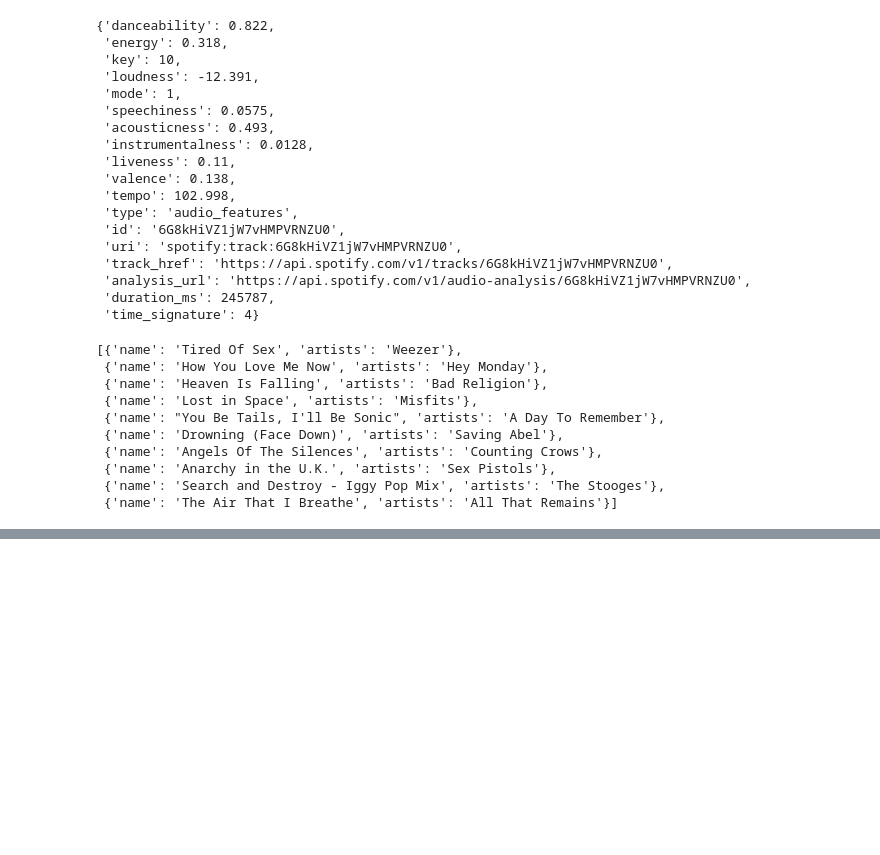
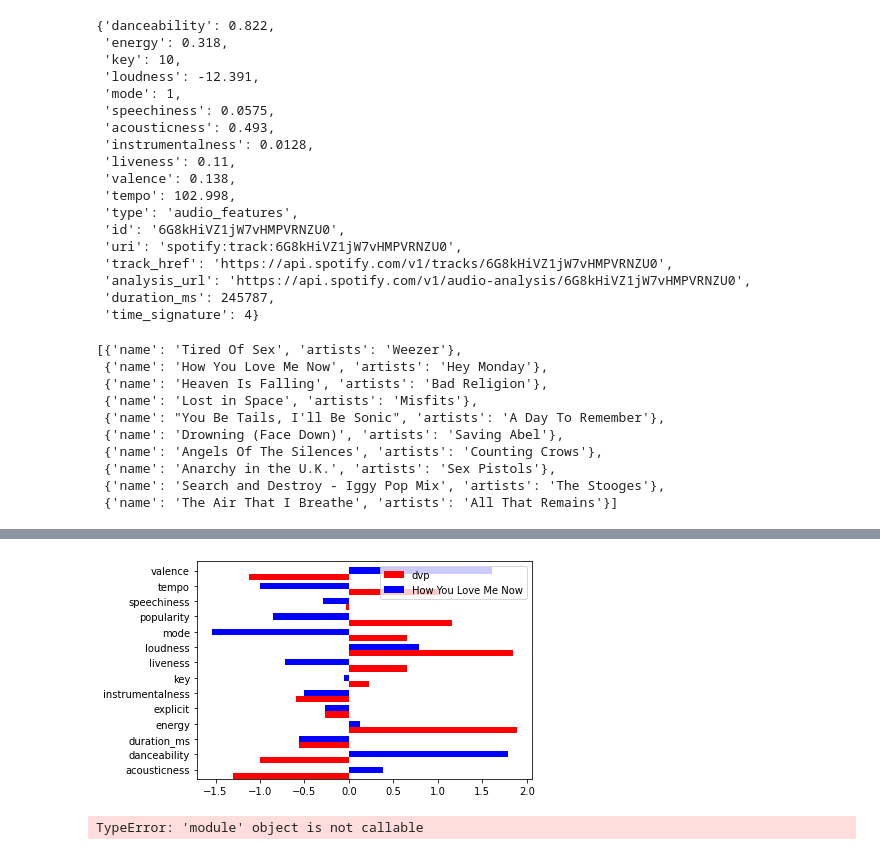
Before and after one commit to Spotify-picker-69/DS-Modeling, a Jupyter notebook: models/initial_modeling.ipynb, the cells around one changed output, grey strips where cells are left out. Drawn from its saved outputs; the diff is of its cells as text; code cells hidden in the pictures; blank space fills up the shorter version.

Commit message:
added plot_plotly

```diff
--- a/models/initial_modeling.ipynb
+++ b/models/initial_modeling.ipynb
@@ -276,5 +284,3 @@ array([[-1.3023512 , -0.99848224, -0.56549629,  1.88598466, -0.27040128,
 # %%
 import itertools
 r = list(itertools.chain.from_iterable(ssc))
-# %%
-r = [abs(i) for i in r]
@@ -353,0 +403,19 @@ fig.show()
+# %%
+
+df = pd.DataFrame(dict(graph=number_cols, input=r, output=sd[1]))
+
+ind = np.arange(len(df))
+width = 0.4
+
+fig, ax = plt.subplots()
+ax.barh(ind, df.input, width, color='red', label='dvp')
+ax.barh(ind + width, df.output, width, color='blue', label=ten_song[1]['name'])
+ax.set(yticks=ind + width, yticklabels=df.graph, ylim=[2*width - 1, len(df)])
+ax.legend()
+plt.show()
+# %% [output]
+[figure, added]
+# %%
+trace1 = go.bar(x=df.input, y=df.graph , orientation='h')
+# %% [output]
+TypeError: 'module' object is not callable
```
Also changed, not shown: parts of 24 cells of this notebook, 5 other files.
